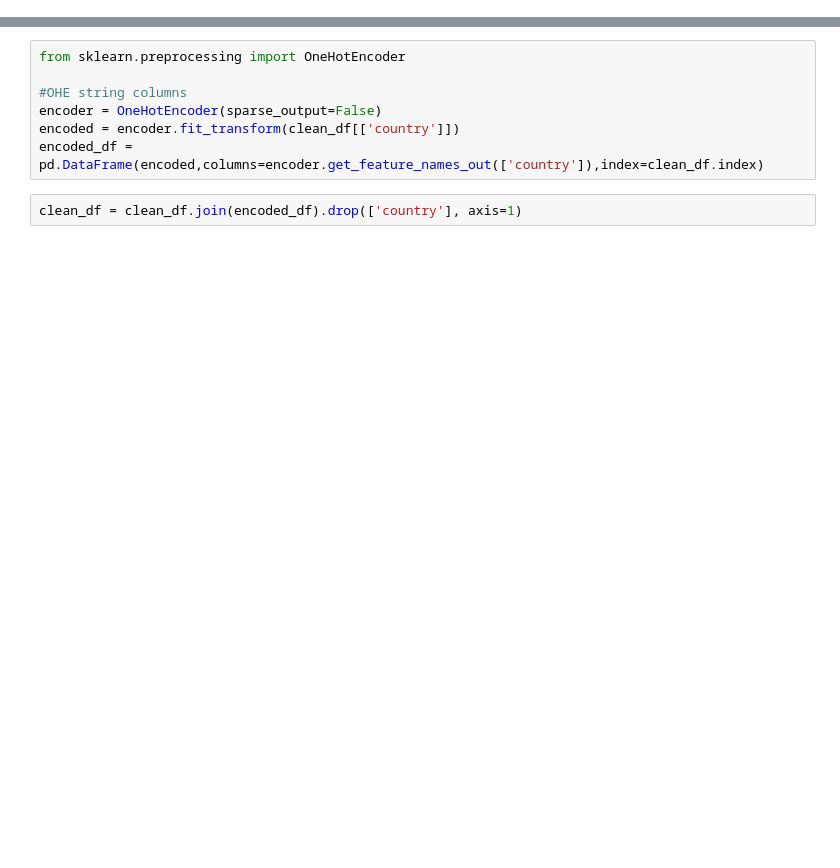
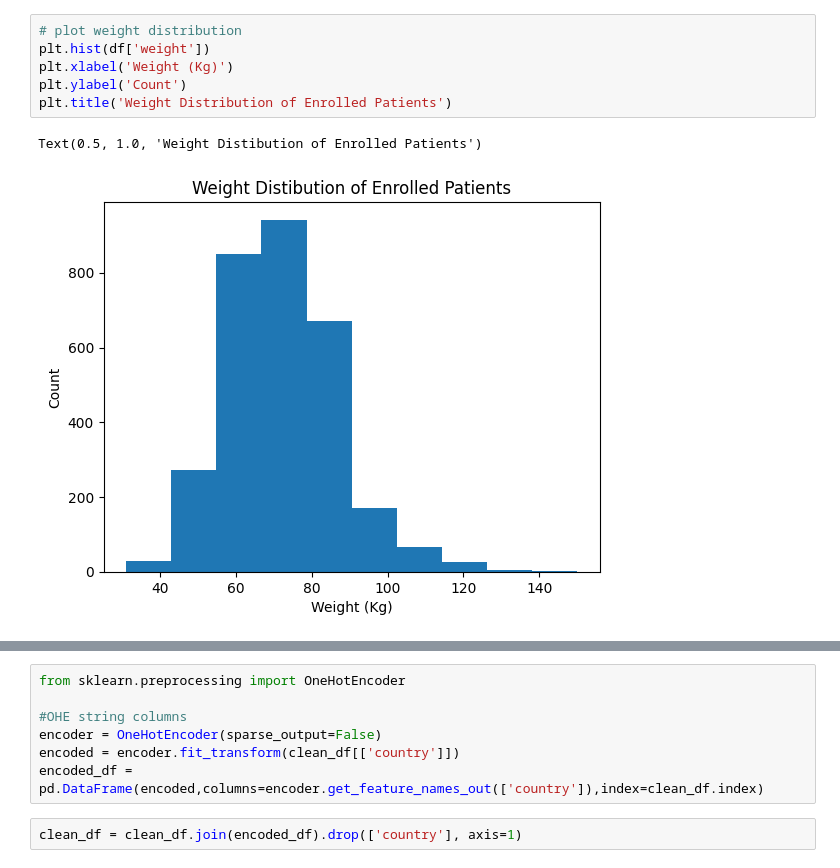
Before and after one commit to nurainizailani/StrokePrediction, a Jupyter notebook: data_exploration.ipynb, the cells around one changed output, grey strips where cells are left out. Saved outputs shown, nothing was run; the diff lists cells and outputs as text; blank space fills up the shorter version.

```diff
--- a/data_exploration.ipynb
+++ b/data_exploration.ipynb
@@ -114,0 +198,9 @@ Name: deathdate_unknown, dtype: float64
+# %%
+# plot weight distribution
+plt.hist(df['weight'])
+plt.xlabel('Weight (Kg)')
+plt.ylabel('Count')
+plt.title('Weight Distribution of Enrolled Patients')
+# %% [output]
+Text(0.5, 1.0, 'Weight Distibution of Enrolled Patients')
+[figure, added]
```
Also changed, not shown: parts of 40 cells of this notebook, 36 other files.
